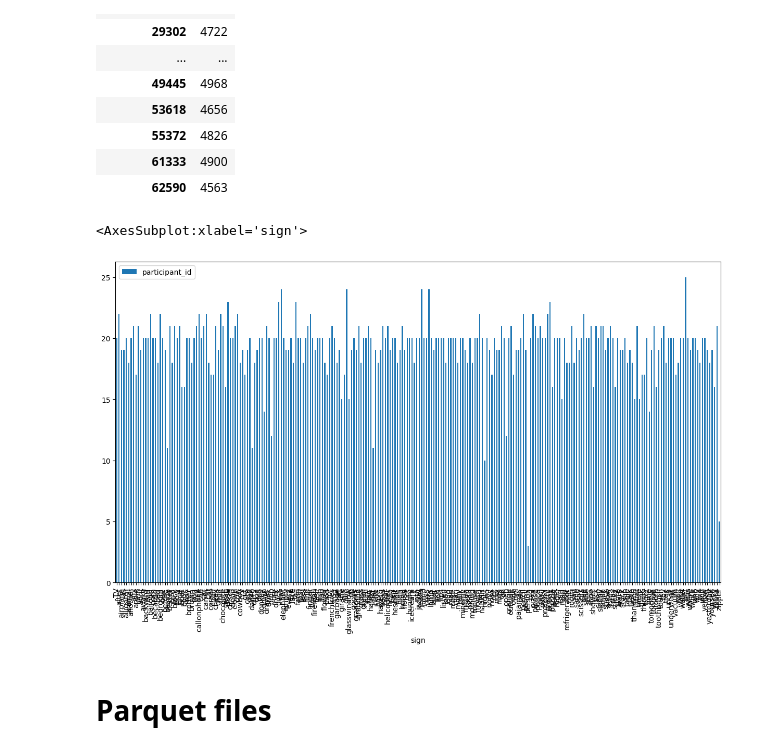
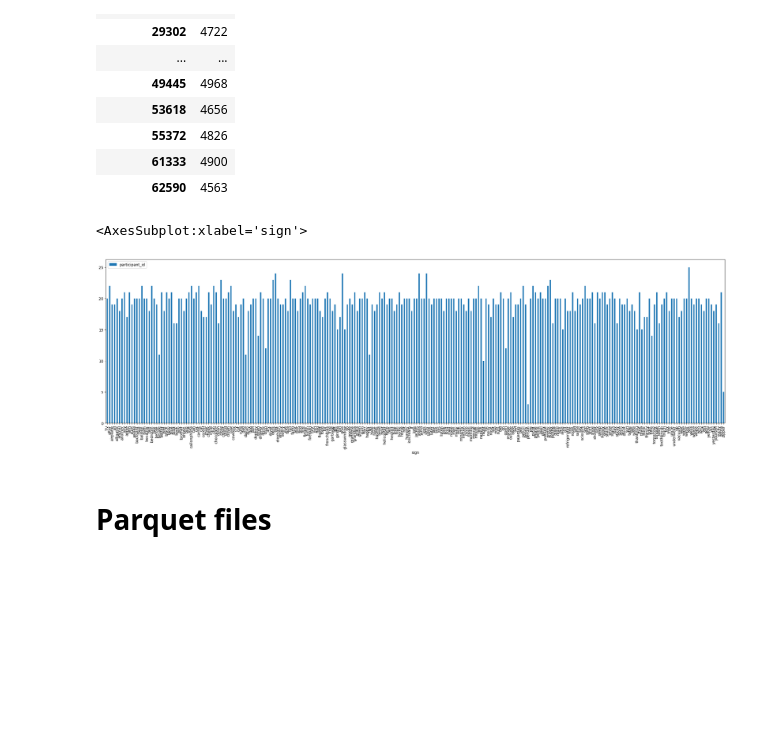
Before and after one commit to vosmani36/Capstone_Project_SignMeUp, a Jupyter notebook: Initial-EDA-Franziska.ipynb, the cells around one changed output. Cells and saved outputs as stored; diff of their text form; code cells hidden in the pictures; blank space fills up the shorter version.

```diff
--- a/Initial-EDA-Franziska.ipynb
+++ b/Initial-EDA-Franziska.ipynb
@@ -66,10 +66,10 @@ train_df[['participant_id', 'sign']].groupby('participant_id').count()
 | 61333 | 4900 |
 | 62590 | 4563 |
 # %%
-train_df[['participant_id', 'sign']].query('participant_id == 2044').groupby('sign').count().plot(kind='bar', figsize=(15,8))
+train_df[['participant_id', 'sign']].query('participant_id == 2044').groupby('sign').count().plot(kind='bar', figsize=(30,8))
 # %% [output]
 <AxesSubplot:xlabel='sign'>
-[figure, old version]
+[figure, new version]
 # %% [markdown]
 # Parquet files
 # %%
```
Also changed, not shown: parts of 30 cells of this notebook.
